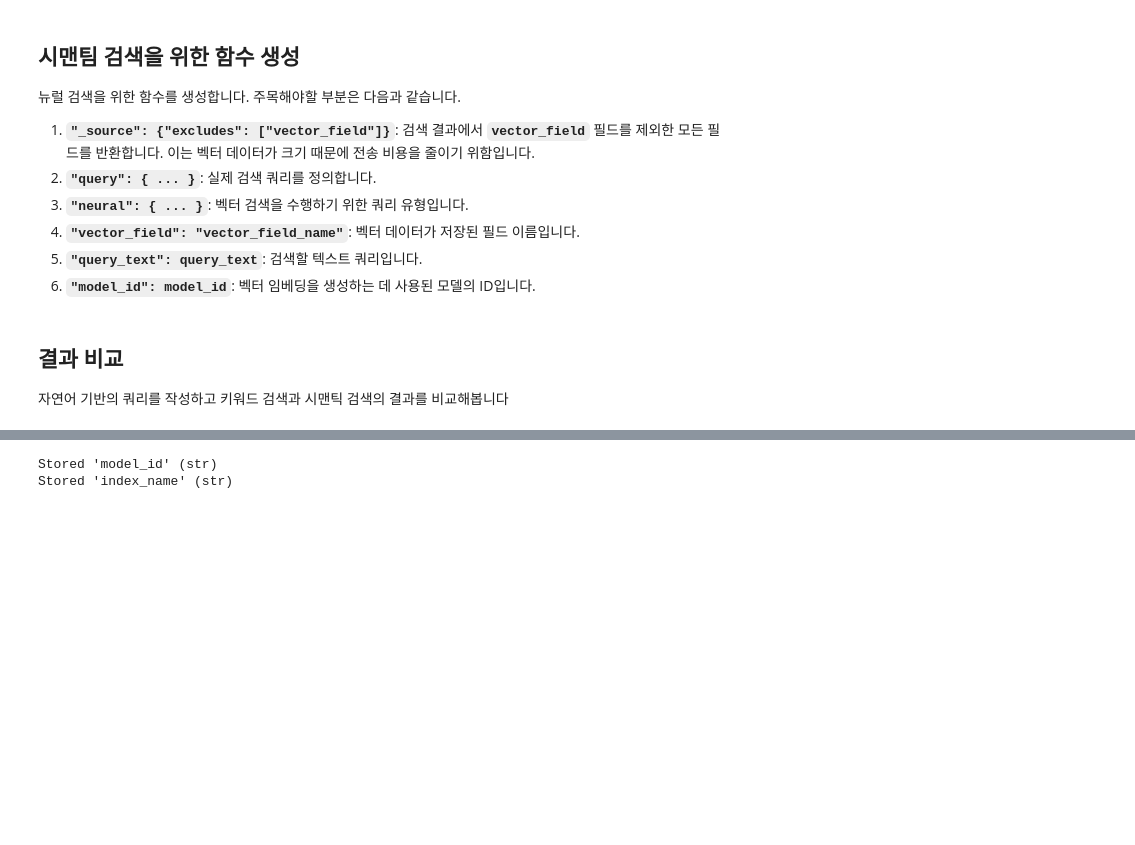
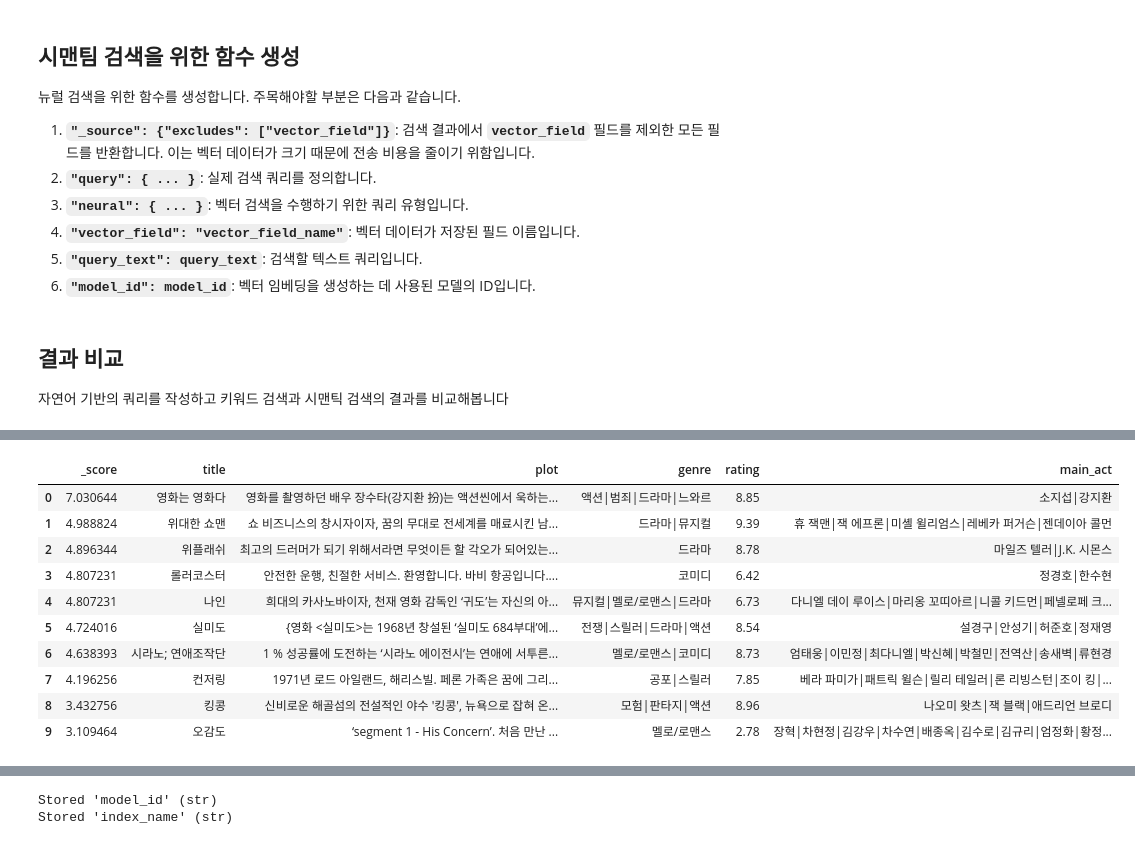
Before and after one commit to hpkim0512/opensearch-with-bedrock-workshop-kr, a Jupyter notebook: 03.semantic_search.ipynb, the cells around one changed output, grey strips where cells are left out. Drawn from its saved outputs; the diff is of its cells as text; code cells hidden in the pictures; blank space fills up the shorter version.

```diff
--- a/03.semantic_search.ipynb
+++ b/03.semantic_search.ipynb
@@ -382,7 +358,12 @@ def keyword_search(query_text):
         "query": {
             "multi_match": {
                 "query": query_text,
-                "fields": ["title", "plot", "genre", "main_act"],
+                "fields": [
+                    "title",
+                    "plot",
+                    "genre",
+                    "main_act"
+                ],
             }
         },
     }
@@ -499,0 +468,14 @@ RequestError: RequestError(400, 'parsing_exception', 'Unknown key for a VALUE_ST
+# %%
+keyword_search("2012년에 개봉한 영화")
+# %% [output]
+|  | _score | title | plot | genre | rating | main_act |
+| 0 | 7.030644 | 영화는 영화다 | 영화를 촬영하던 배우 장수타(강지환 扮)는 액션씬에서 욱하는... | 액션|범죄|드라마|느와르 | 8.85 | 소지섭|강지환 |
+| 1 | 4.988824 | 위대한 쇼맨 | 쇼 비즈니스의 창시자이자, 꿈의 무대로 전세계를 매료시킨 남... | 드라마|뮤지컬 | 9.39 | 휴 잭맨|잭 에프론|미셸 윌리엄스|레베카 퍼거슨|젠데이아 콜먼 |
+| 2 | 4.896344 | 위플래쉬 | 최고의 드러머가 되기 위해서라면 무엇이든 할 각오가 되어있는... | 드라마 | 8.78 | 마일즈 텔러|J.K. 시몬스 |
+| 3 | 4.807231 | 롤러코스터 | 안전한 운행, 친절한 서비스. 환영합니다. 바비 항공입니다.... | 코미디 | 6.42 | 정경호|한수현 |
+| 4 | 4.807231 | 나인 | 희대의 카사노바이자, 천재 영화 감독인 ‘귀도’는 자신의 아... | 뮤지컬|멜로/로맨스|드라마 | 6.73 | 다니엘 데이 루이스|마리옹 꼬띠아르|니콜 키드먼|페넬로페 크... |
+| 5 | 4.724016 | 실미도 | {영화 <실미도>는 1968년 창설된 ‘실미도 684부대’에... | 전쟁|스릴러|드라마|액션 | 8.54 | 설경구|안성기|허준호|정재영 |
+| 6 | 4.638393 | 시라노; 연애조작단 | 1 % 성공률에 도전하는 ‘시라노 에이전시’는 연애에 서투른... | 멜로/로맨스|코미디 | 8.73 | 엄태웅|이민정|최다니엘|박신혜|박철민|전역산|송새벽|류현경 |
+| 7 | 4.196256 | 컨저링 | 1971년 로드 아일랜드, 해리스빌. 페론 가족은 꿈에 그리... | 공포|스릴러 | 7.85 | 베라 파미가|패트릭 윌슨|릴리 테일러|론 리빙스턴|조이 킹|... |
+| 8 | 3.432756 | 킹콩 | 신비로운 해골섬의 전설적인 야수 '킹콩', 뉴욕으로 잡혀 온... | 모험|판타지|액션 | 8.96 | 나오미 왓츠|잭 블랙|애드리언 브로디 |
+| 9 | 3.109464 | 오감도 | ‘segment 1 - His Concern’. 처음 만난 ... | 멜로/로맨스 | 2.78 | 장혁|차현정|김강우|차수연|배종옥|김수로|김규리|엄정화|황정... |
```
Also changed, not shown: parts of 20 cells of this notebook, 6 other files.
